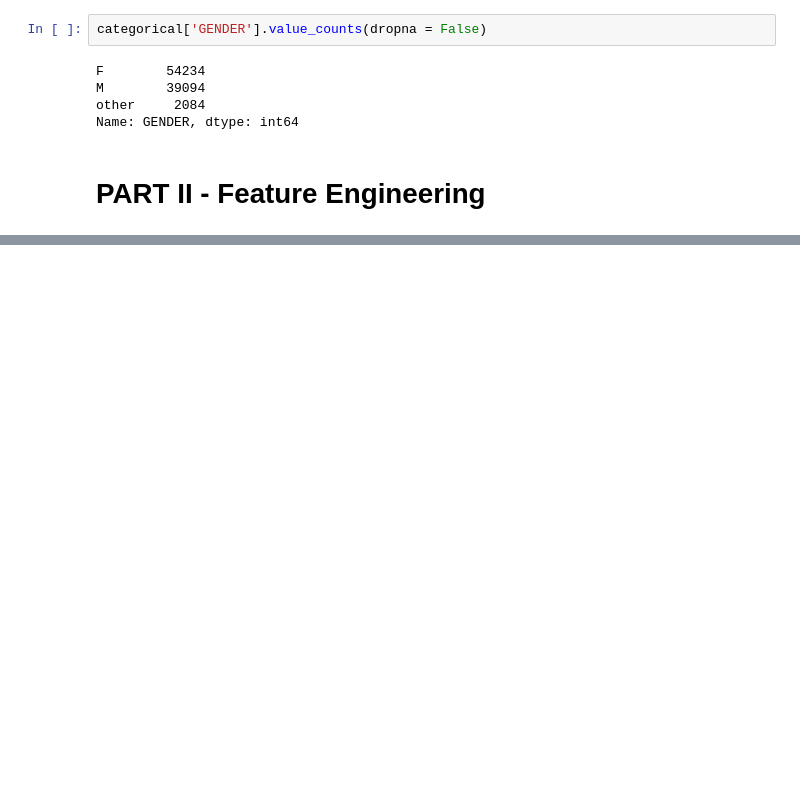
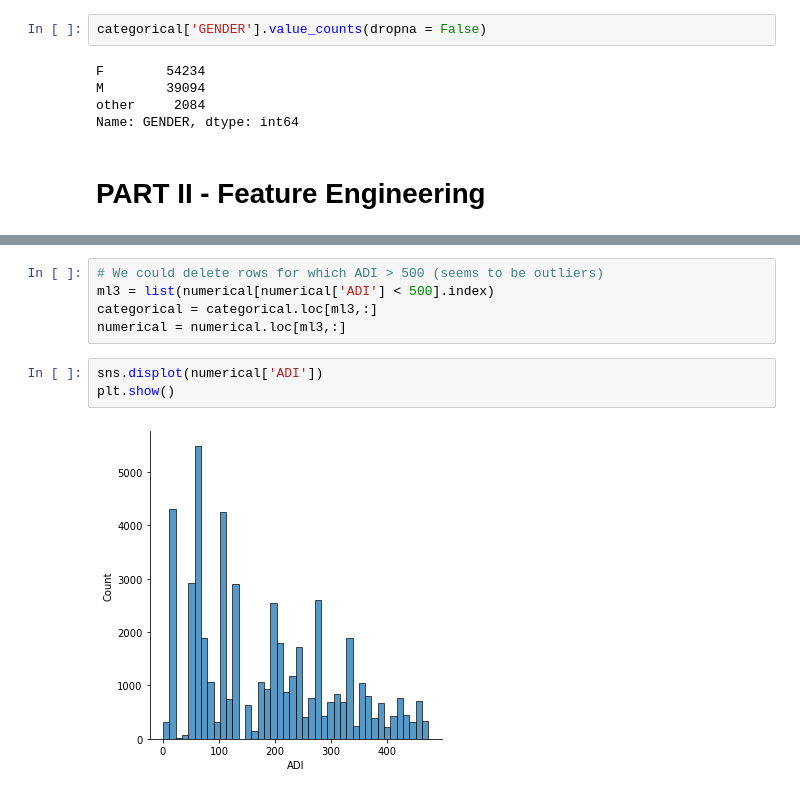
Before and after one commit to audedef/lab_feature_engineering, a Jupyter notebook: Lab_Feature_Engineering.ipynb, the cells around one changed output, grey strips where cells are left out. Drawn from its saved outputs; the diff is of its cells as text; blank space fills up the shorter version.

```diff
--- a/Lab_Feature_Engineering.ipynb
+++ b/Lab_Feature_Engineering.ipynb
@@ -308,0 +448,10 @@ Name: GENDER, dtype: int64
+# %%
+# We could delete rows for which ADI > 500 (seems to be outliers)
+ml3 = list(numerical[numerical['ADI'] < 500].index)
+categorical = categorical.loc[ml3,:]
+numerical = numerical.loc[ml3,:]
+# %%
+sns.displot(numerical['ADI'])
+plt.show()
+# %% [output]
+[figure, added]
```
Also changed, not shown: parts of 25 cells of this notebook.
